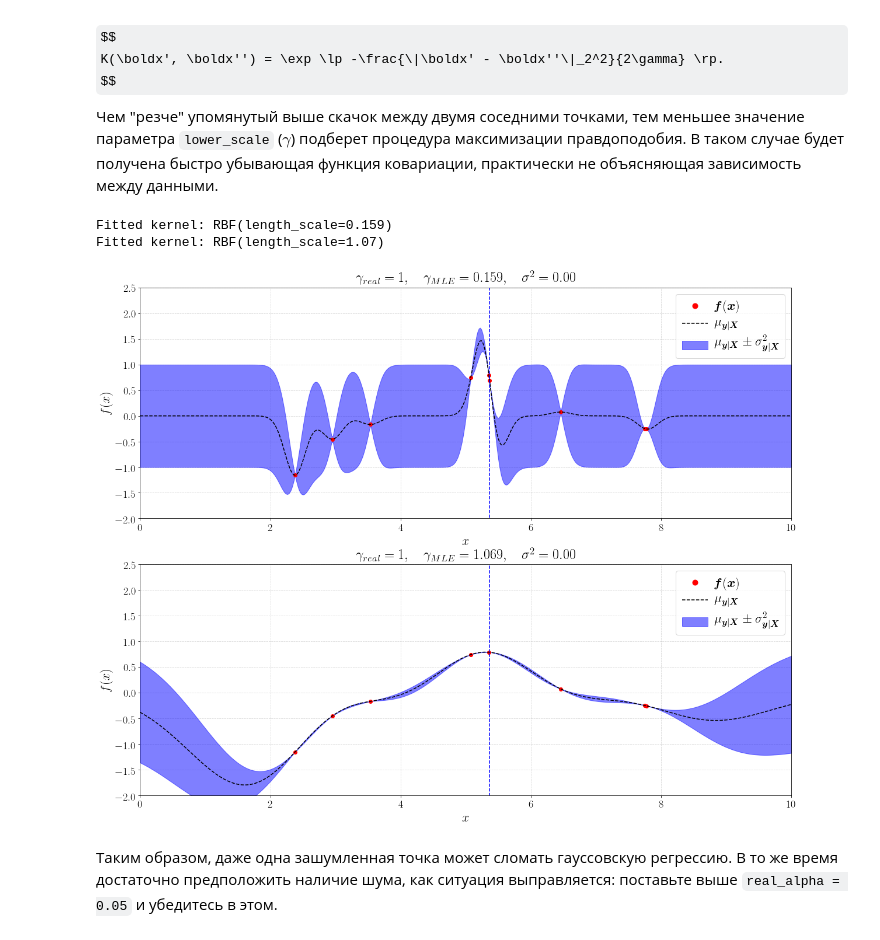
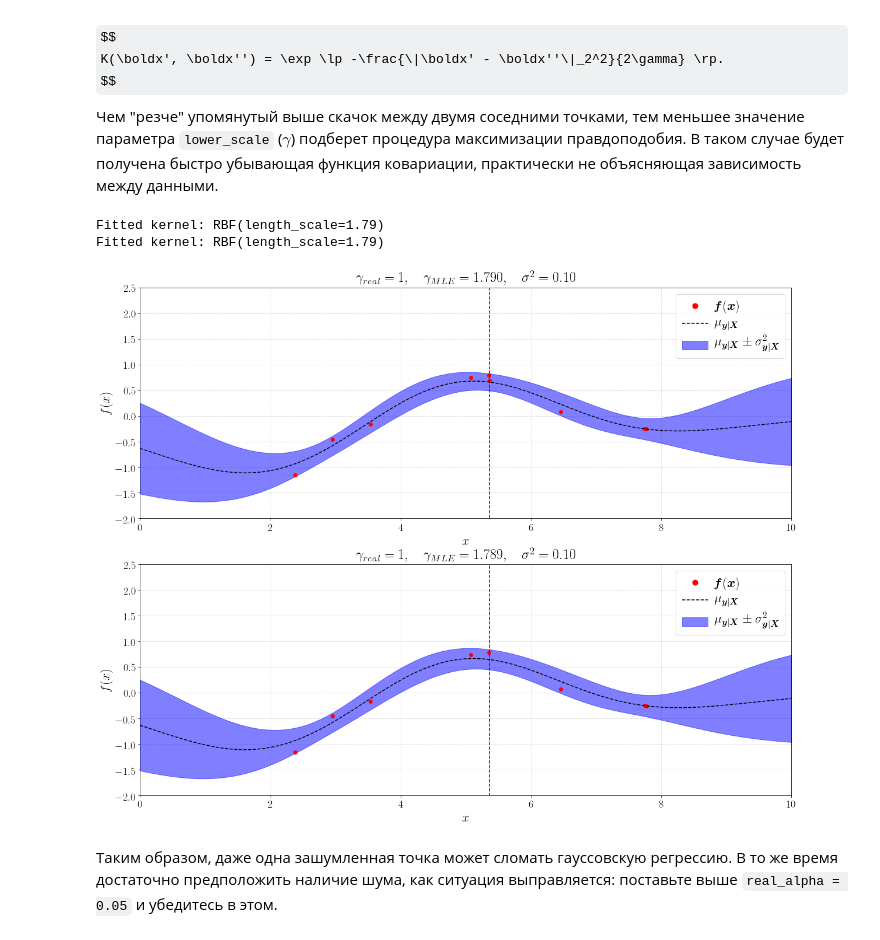
Before and after one commit to siri3us/ASML, a Jupyter notebook: notebooks/seminar_07_gpr.ipynb, the cells around one changed output. Drawn from its saved outputs; the diff is of its cells as text; code cells hidden in the pictures; some formulas as TeX source.

```diff
--- a/notebooks/seminar_07_gpr.ipynb
+++ b/notebooks/seminar_07_gpr.ipynb
@@ -691,7 +691,7 @@ x_train_points_range = [1.5, 8.5]  # Диапазон значений инде
 y_range = [-2, 2.5]
 
 real_scale = 1  # Истинный параметр ковариационной функции, которая порождает обучающую выборку
-real_alpha = 1e-10
+real_alpha = 0.1
 
 fig, axarr = plt.subplots(2, 1, figsize=(20, 16))
 x_new_value = None
@@ -715,36 +715,36 @@ for n_plot, add_noisy_point in enumerate([True, False]):
     n_pred_points = 501     # Количество точек, в которых будем делать прогноз
     X_pred = np.linspace(x_range[0], x_range[1], n_points)[:, None]
     gpr.fit(X_train, y_train)
     print('Fitted kernel:', gpr.kernel_)
     y_pred, y_pred_std = gpr.predict(X_pred, return_std=True)
 
     # Отрисовка
     axarr[n_plot].plot(X_train.ravel(), y_train.ravel(), linestyle='none', color='r', marker='o', zorder=2,
              label=r'$\boldsymbol{f}(\boldsymbol{x})$')
     axarr[n_plot].plot(X_pred.ravel(), y_pred.ravel(), linestyle='--', color='k', zorder=2,
                        label=r'$\mu_{\boldsymbol{y}|\boldsymbol{X}}$')
     axarr[n_plot].fill_between(X_pred.ravel(), y_pred.ravel() + y_pred_std, y_pred.ravel() - y_pred_std,
                      color='b', alpha=0.5, zorder=2,
                                label=r'$\mu_{\boldsymbol{y}|\boldsymbol{X}} \pm \sigma_{\boldsymbol{y}|\boldsymbol{X}}^2$')
     axarr[n_plot].axvline(x_new_value, y_range[0], y_range[1], color='b', linestyle='--')
     axarr[n_plot].grid(which='both', linestyle='--', alpha=0.5)
     axarr[n_plot].set_xlim(x_range)
     axarr[n_plot].set_ylim(y_range)
     axarr[n_plot].set_xlabel(r'$x$')
     axarr[n_plot].set_ylabel(r'$f(x)$')
     axarr[n_plot].set_title('$\gamma_{{real}} = {},\quad \gamma_{{MLE}} = {:.3f},\quad \sigma^2 = {:.2f}$'
                             .format(real_scale, gpr.kernel_.length_scale, real_alpha))
     axarr[n_plot].legend()
 
 if not DO_NOT_SAVE_IMAGES:
     if alpha <= 1e-10:
         plt.savefig(PICS_DIR + '/gpr_singularity.pdf')
     else:
         plt.savefig(PICS_DIR + '/gpr_singularity_solved.pdf')
 # %% [output]
-Fitted kernel: RBF(length_scale=0.159)
-Fitted kernel: RBF(length_scale=1.07)
+Fitted kernel: RBF(length_scale=1.79)
+Fitted kernel: RBF(length_scale=1.79)
-[figure, old version]
+[figure, new version]
 # %% [markdown]
 Таким образом, даже одна зашумленная точка может сломать гауссовскую регрессию. В то же время достаточно предположить наличие шума, как ситуация выправляется: поставьте выше `real_alpha = 0.05` и убедитесь в этом.
 # %% [markdown]
```
Also changed, not shown: 1 other file.
